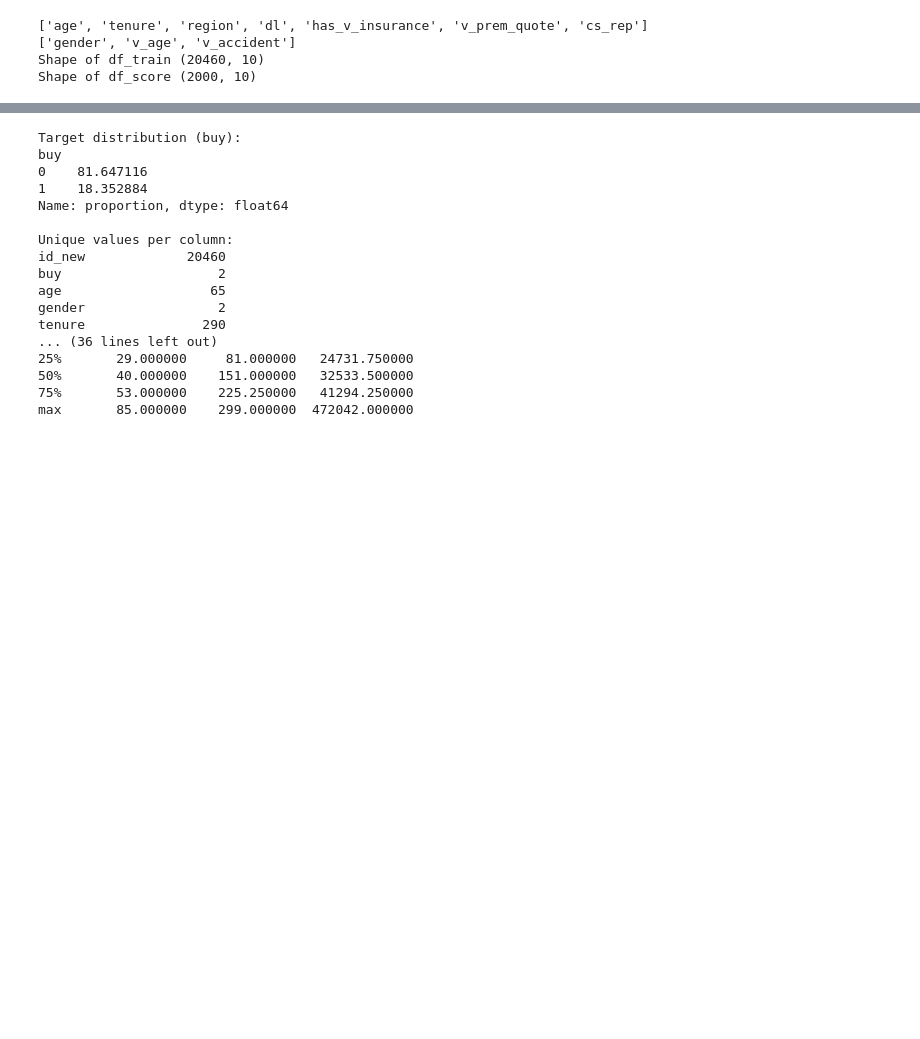
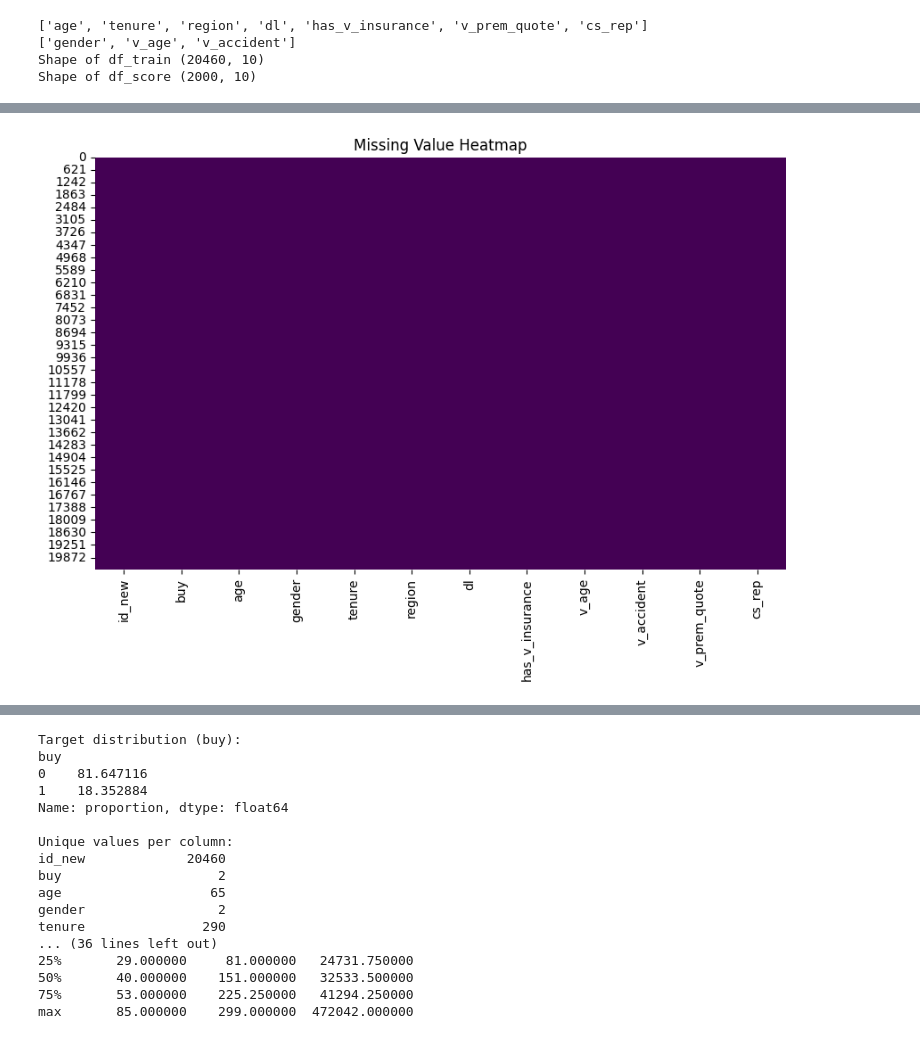
Before and after one commit to AdityaBoghara/Insurance-Classification-Project, a Jupyter notebook: Project_XGBoost.ipynb, the cells around one changed output, grey strips where cells are left out. Cells and saved outputs as stored; diff of their text form; code cells hidden in the pictures; blank space fills up the shorter version.

```diff
--- a/Project_XGBoost.ipynb
+++ b/Project_XGBoost.ipynb
@@ -129,3 +131,96 @@ print("Shape of df_score", X_score.shape)
 ['gender', 'v_age', 'v_accident']
 Shape of df_train (20460, 10)
 Shape of df_score (2000, 10)
+# %%
+# --- Basic Overview ---
+
+df = df_train
+
+
+print('--- Basic Info ---')
+print(df.info())
+print('\n--- Missing Values ---')
+print(df.isnull().sum())
+print('\n--- Summary Statistics ---')
+print(df.describe(include='all'))
+
+# --- Data Types Overview ---
+print('\n--- Data Types ---')
+print(df.dtypes)
+
+# --- Missing Values Visualization ---
+plt.figure(figsize=(10, 6))
+sns.heatmap(df.isnull(), cbar=False, cmap='viridis')
+plt.title('Missing Value Heatmap')
+plt.show()
+
+# --- Numerical Feature Distribution ---
+numeric_cols = df.select_dtypes(include=['int64', 'float64']).columns
+for col in numeric_cols:
+    plt.figure(figsize=(8, 4))
+    sns.histplot(df[col], kde=True, bins=30)
+    plt.title(f'Distribution of {col}')
+    plt.show()
+
+# --- Outlier Detection using Boxplots ---
+for col in numeric_cols:
+    plt.figure(figsize=(8, 4))
+    sns.boxplot(x=df[col])
+    plt.title(f'Boxplot of {col}')
+    plt.show()
+
+# --- Correlation Heatmap ---
+plt.figure(figsize=(12, 8))
+corr = df.corr(numeric_only=True)
+sns.heatmap(corr, annot=True, cmap='coolwarm', fmt='.2f')
+plt.title('Feature Correlation Heatmap')
+plt.show()
+
+# --- Categorical Feature Analysis ---
+cat_cols = df.select_dtypes(include=['object', 'category']).columns
+for col in cat_cols:
+    plt.figure(figsize=(8, 4))
+    df[col].value_counts().plot(kind='bar', color='skyblue')
+    plt.title(f'Value Counts of {col}')
+    plt.ylabel('Count')
+    plt.show()
+
+# --- Pairplot for Selected Features ---
+selected_cols = numeric_cols[:4] if len(numeric_cols) > 4 else numeric_cols
+sns.pairplot(df[selected_cols].dropna())
+plt.suptitle('Pairplot of Numerical Features', y=1.02)
+plt.show()
+
+# --- Target Distribution ---
+if 'target' in df.columns:
+    plt.figure(figsize=(6, 4))
+    df['target'].value_counts().plot(kind='bar', color=['lightgreen', 'salmon'])
+    plt.title('Target Variable Distribution')
+    plt.xlabel('Class')
+    plt.ylabel('Count')
+    plt.show()
+
+# --- Correlation with Target ---
+if 'target' in df.columns:
+    corr_with_target = corr['target'].sort_values(ascending=False)
+    print('\n--- Correlation with Target ---')
+    print(corr_with_target)
+    corr_with_target.drop('target', inplace=True, errors='ignore')
+    corr_with_target.plot(kind='bar', figsize=(10, 4), color='teal')
+    plt.title('Correlation of Features with Target')
+    plt.show()
+
+# --- Skewness & Kurtosis ---
+print('\n--- Skewness and Kurtosis ---')
+for col in numeric_cols:
+    skew_val = df[col].skew()
+    kurt_val = df[col].kurt()
+    print(f'{col}: Skewness={skew_val:.2f}, Kurtosis={kurt_val:.2f}')
+
+# --- Correlation Cluster Map ---
+sns.clustermap(corr, cmap='coolwarm', annot=False)
+plt.title('Clustered Correlation Map')
+plt.show()
+
+print('\n✅ Additional EDA Completed Successfully!')
+# %% [output]
@@ -131,0 +244 @@ Shape of df_score (2000, 10)
+[figure, added]
```
Also changed, not shown: parts of 4 cells of this notebook.
